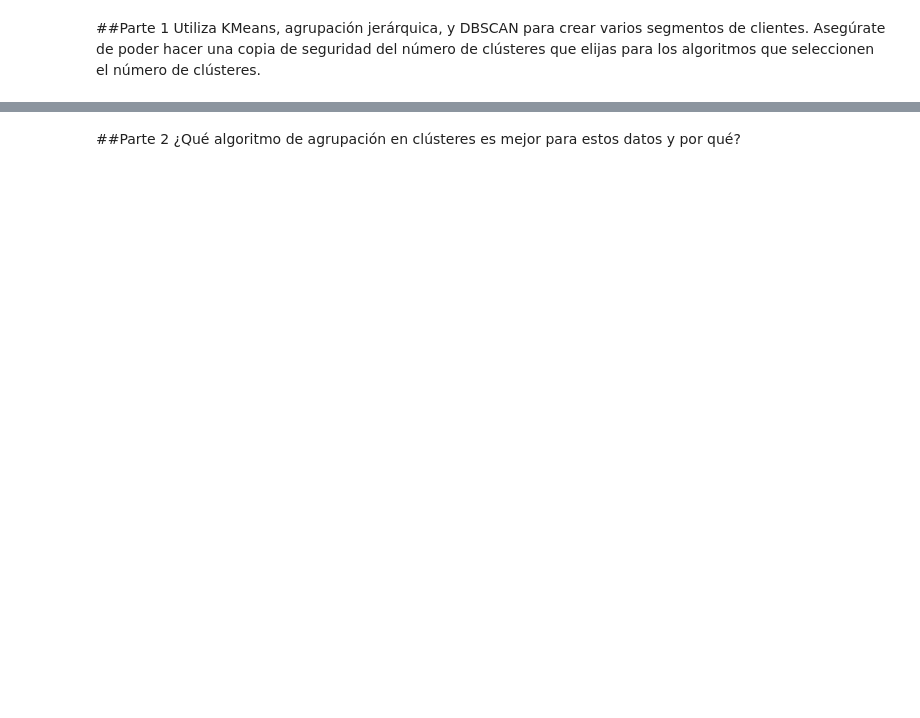
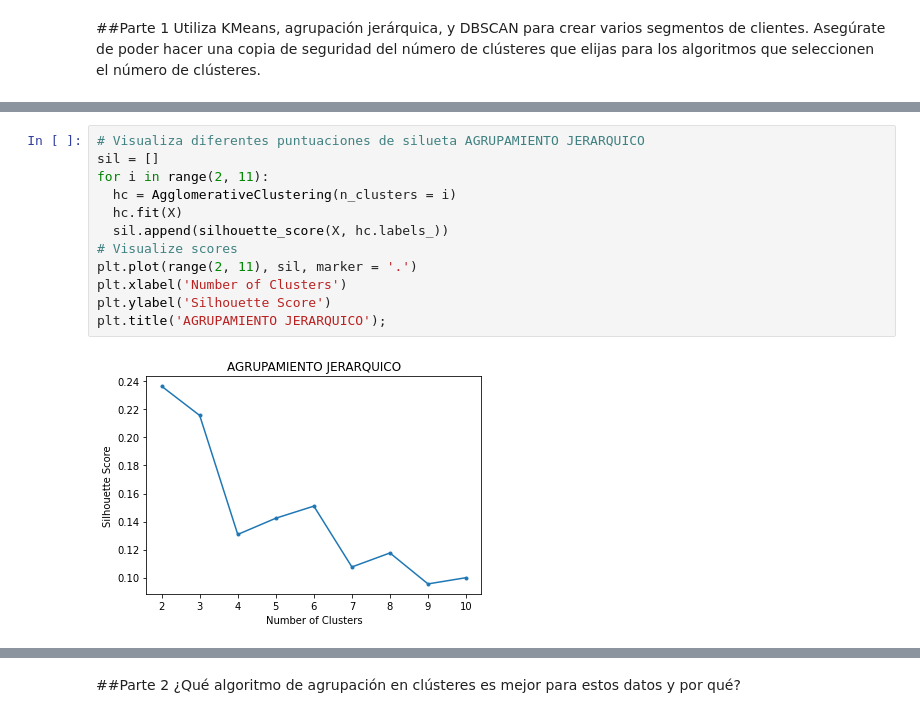
Before and after one commit to JGuarnizo/Coding_Dojo, a Jupyter notebook: Machine_Learning/Week8_KMeans/Ejercicio_Comparacion_JG.ipynb, the cells around one changed output, grey strips where cells are left out. Cells and saved outputs as stored; diff of their text form; blank space fills up the shorter version.

```diff
--- a/Machine_Learning/Week8_KMeans/Ejercicio_Comparacion_JG.ipynb
+++ b/Machine_Learning/Week8_KMeans/Ejercicio_Comparacion_JG.ipynb
@@ -10,0 +69,14 @@ Utiliza KMeans, agrupación jerárquica, y DBSCAN para crear varios segmentos de
+# %%
+# Visualiza diferentes puntuaciones de silueta AGRUPAMIENTO JERARQUICO
+sil = []
+for i in range(2, 11):
+  hc = AgglomerativeClustering(n_clusters = i)
+  hc.fit(X)
+  sil.append(silhouette_score(X, hc.labels_))
+# Visualize scores
+plt.plot(range(2, 11), sil, marker = '.')
+plt.xlabel('Number of Clusters')
+plt.ylabel('Silhouette Score')
+plt.title('AGRUPAMIENTO JERARQUICO');
+# %% [output]
+[figure, added]
```
Also changed, not shown: parts of 15 cells of this notebook.
